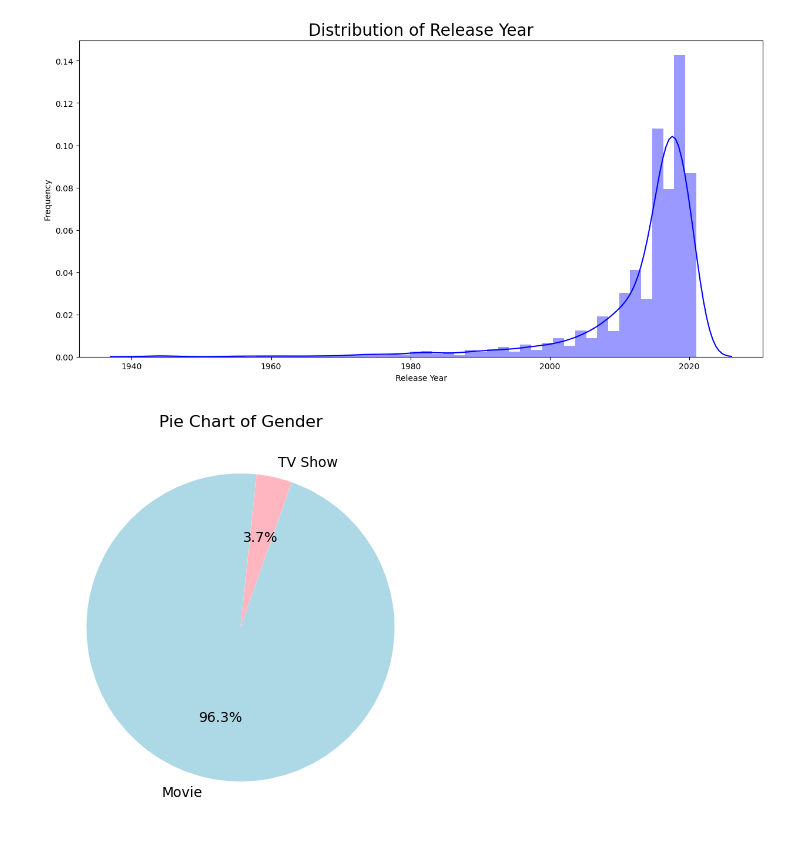
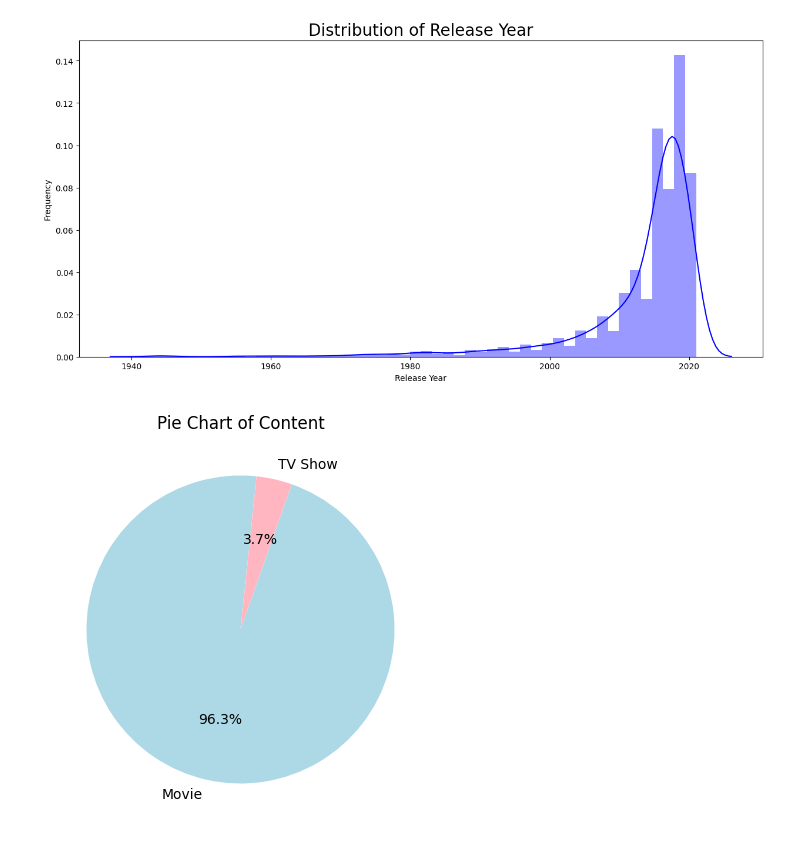
Before and after one commit to Hrk84ya/Translator, a Jupyter notebook: Project.ipynb, the cells around one changed output. Drawn from its saved outputs; the diff is of its cells as text; code cells hidden in the pictures.

```diff
--- a/Project.ipynb
+++ b/Project.ipynb
@@ -111,7 +111,9 @@ df
 8807 rows × 11 columns
 # %%
 # Renaming the columns
-df.rename(columns={"type":"Type","title":"Title","director":"Director","cast":"Cast","country":"Country","date_added":"Date Added","release_year":"Release Year","rating":"Rating","duration":"Duration","listed_in":"Genre","description":"Description"},inplace=True)
+df.rename(columns={"type":"Type","title":"Title","director":"Director","cast":"Cast",
+                   "country":"Country","date_added":"Date Added","release_year":"Release Year","rating":"Rating",
+                   "duration":"Duration","listed_in":"Genre","description":"Description"},inplace=True)
 # %%
 # finding unique values in the dataset
 df.nunique(axis=0)
@@ -418,14 +425,14 @@ https://gist.github.com/mwaskom/de44147ed2974457ad6372750bbe5751
 # %%
 # Advanced Pie Chart
 plt.figure(figsize=(8, 5))
 df['Type'].value_counts().plot(kind='pie', autopct='%1.1f%%', colors=['lightblue', 'lightpink'], startangle=84)
 
 # Adding labels and title
-plt.title('Pie Chart of Gender')
+plt.title('Pie Chart of Content')
 plt.ylabel('')
 plt.show()
 # %% [output]
-[figure, old version]
+[figure, new version]
 # %%
 # implementing the Machine learning model
 
```
Also changed, not shown: parts of 12 cells of this notebook.
